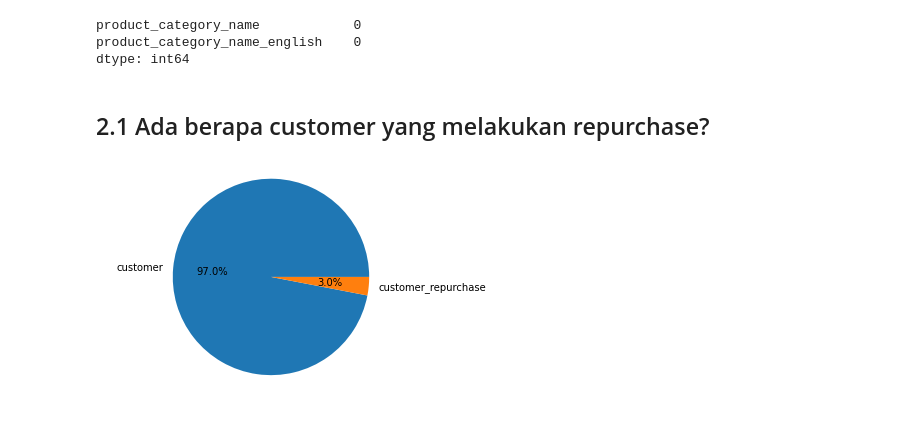
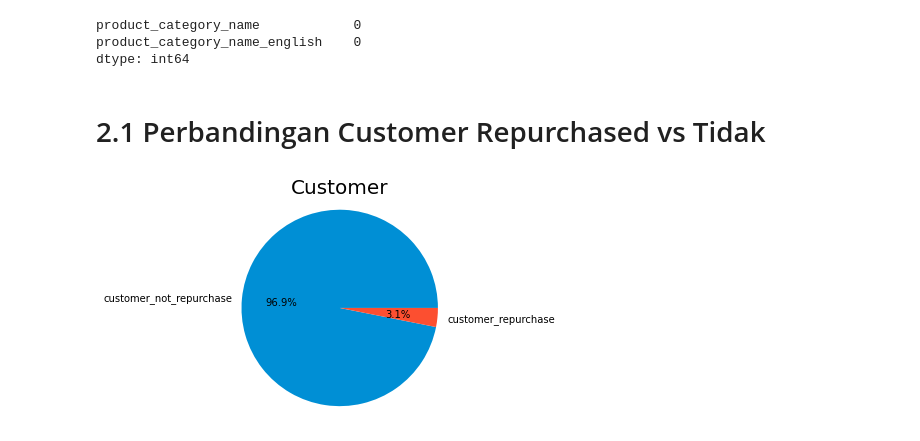
Before and after one commit to latifaahu/kaggle-brazilian, a Jupyter notebook: 03-latifah-hukma-shobiyya.ipynb, the cells around one changed output. Saved outputs shown, nothing was run; the diff lists cells and outputs as text; code cells hidden in the pictures.

```diff
--- a/03-latifah-hukma-shobiyya.ipynb
+++ b/03-latifah-hukma-shobiyya.ipynb
@@ -15,3 +11,18 @@ import matplotlib.pyplot as plt
+# %%
+import numpy as np
+import pandas as pd
+import matplotlib.pyplot as plt
+import seaborn as sns
+plt.style.use('fivethirtyeight')
+import warnings
+warnings.filterwarnings('ignore')
+%matplotlib inline
+
+
+# import geoviews as gv
+# import geoviews.tile_sources as gvts
+# from geoviews import dim, opts
+# gv.extension('bokeh')
 # %%
 cust = pd.read_csv('../input/brazilian-ecommerce/olist_customers_dataset.csv')
 geo = pd.read_csv('../input/brazilian-ecommerce/olist_geolocation_dataset.csv')
@@ -449,20 +460,25 @@ cat.isna().sum()
 product_category_name            0
 product_category_name_english    0
 dtype: int64
-# %% [markdown]
-## 2.1 Ada berapa customer yang melakukan repurchase?
+# %% [markdown]
+# 2.1 Perbandingan Customer Repurchased vs Tidak
 # %%
 # menghitung total customer asli
 unique = cust['customer_unique_id'].value_counts()
 
 # menghitung total customer asli yang melakukan repurchase
 repurchase = unique[unique > 1]
 
+# menghitung total customer asli yang melakukan tidak repurchase
+buy_one = unique[unique == 1]
+
 # memplot perbandingan customer yang melakukan repurchased dengan yang tidak
-labels = ['customer', 'customer_repurchase']
-data = [unique.size, repurchase.size]
+labels = ['customer_not_repurchase', 'customer_repurchase']
+data = [buy_one.size, repurchase.size]
+
+plt.title(label="Customer", fontsize=20)
 plt.pie(data, labels = labels, autopct='%1.1f%%')
 plt.axis('equal')
 plt.show()
 # %% [output]
-[figure, old version]
+[figure, new version]
```
Also changed, not shown: parts of 6 cells of this notebook.
